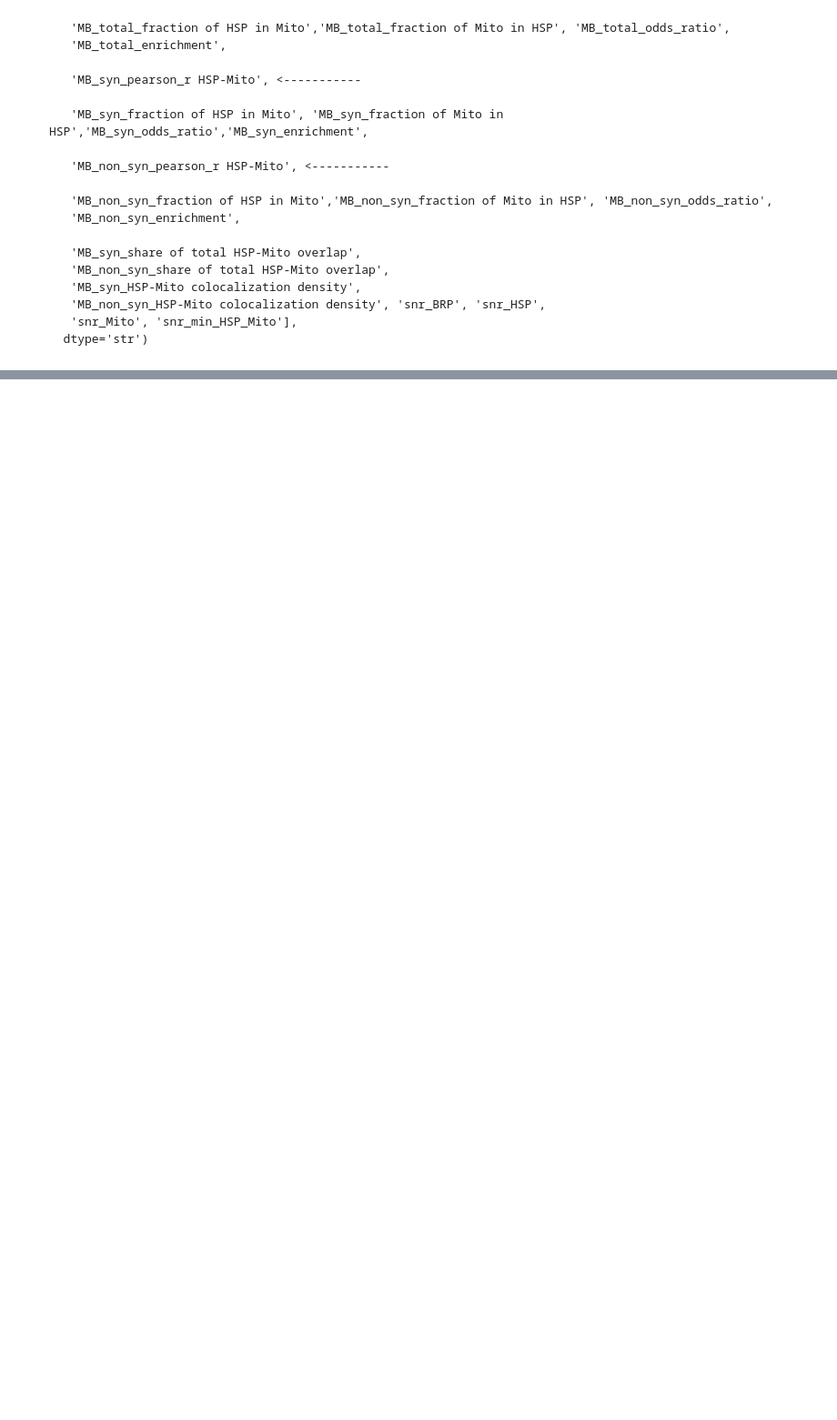
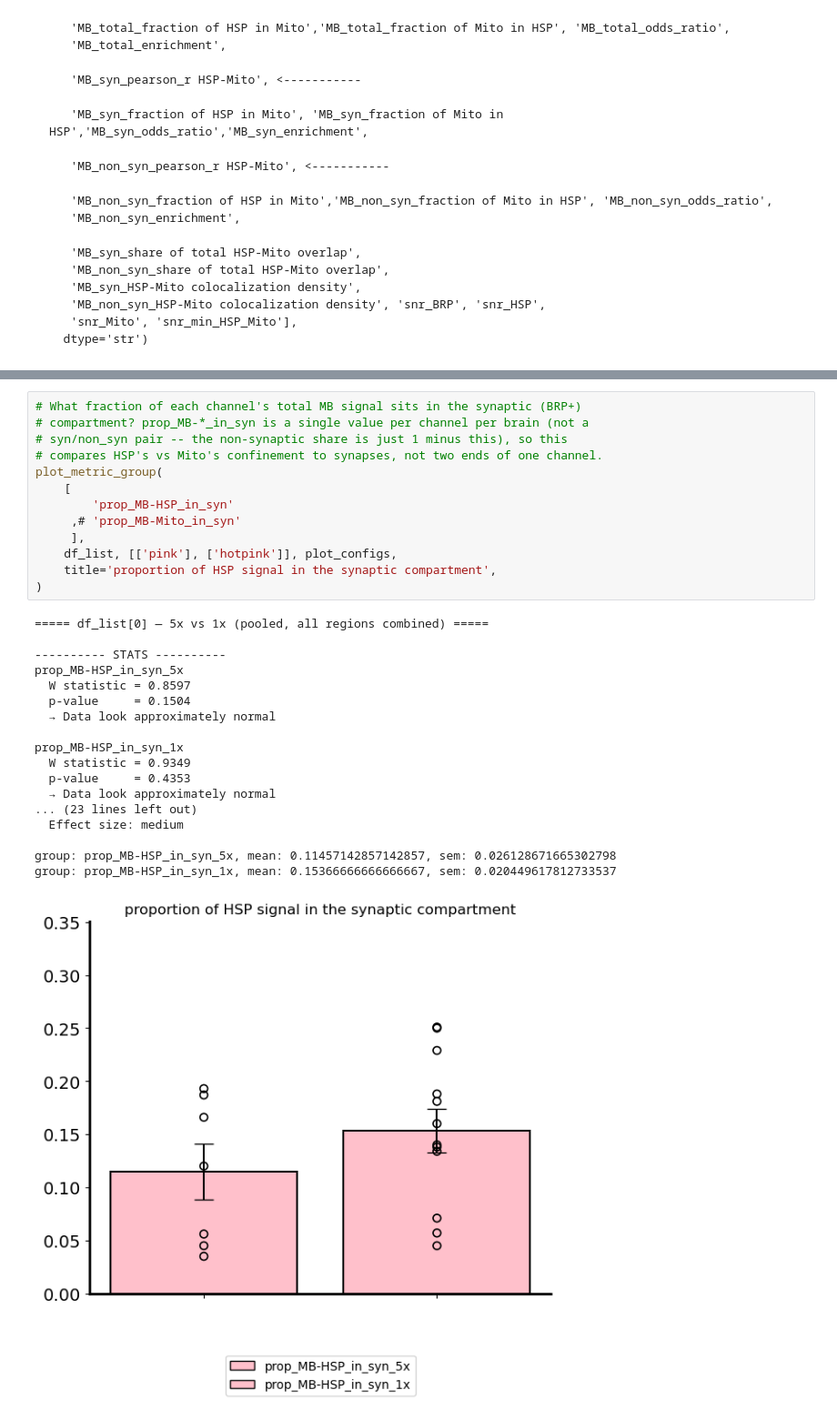
Before and after one commit to gmalagonv/confocal, a Jupyter notebook: analysis_notebooks/pooled_results.ipynb, the cells around one changed output, grey strips where cells are left out. Shown at 91% size. Cells and saved outputs as stored; diff of their text form; blank space fills up the shorter version.

```diff
--- a/analysis_notebooks/pooled_results.ipynb
+++ b/analysis_notebooks/pooled_results.ipynb
@@ -357,0 +469,32 @@ group: MB_non_syn_fraction of HSP in Mito_5x.gamma_, mean: 0.2293333333333333, s
+# %%
+# What fraction of each channel's total MB signal sits in the synaptic (BRP+)
+# compartment? prop_MB-*_in_syn is a single value per channel per brain (not a
+# syn/non_syn pair -- the non-synaptic share is just 1 minus this), so this
+# compares HSP's vs Mito's confinement to synapses, not two ends of one channel.
+plot_metric_group(
+    [
+        'prop_MB-HSP_in_syn'
+     ,# 'prop_MB-Mito_in_syn'
+     ],
+    df_list, [['pink'], ['hotpink']], plot_configs,
+    title='proportion of HSP signal in the synaptic compartment',
+)
+# %% [output]
+===== df_list[0] — 5x vs 1x (pooled, all regions combined) =====
+
+---------- STATS ----------
+prop_MB-HSP_in_syn_5x
+  W statistic = 0.8597
+  p-value     = 0.1504
+  → Data look approximately normal
+
+prop_MB-HSP_in_syn_1x
+  W statistic = 0.9349
+  p-value     = 0.4353
+  → Data look approximately normal
+... (23 lines left out)
+  Effect size: medium
+
+group: prop_MB-HSP_in_syn_5x, mean: 0.11457142857142857, sem: 0.026128671665302798
+group: prop_MB-HSP_in_syn_1x, mean: 0.15366666666666667, sem: 0.020449617812733537
+[figure, added]
```
Also changed, not shown: parts of 9 cells of this notebook, 5 other files.
